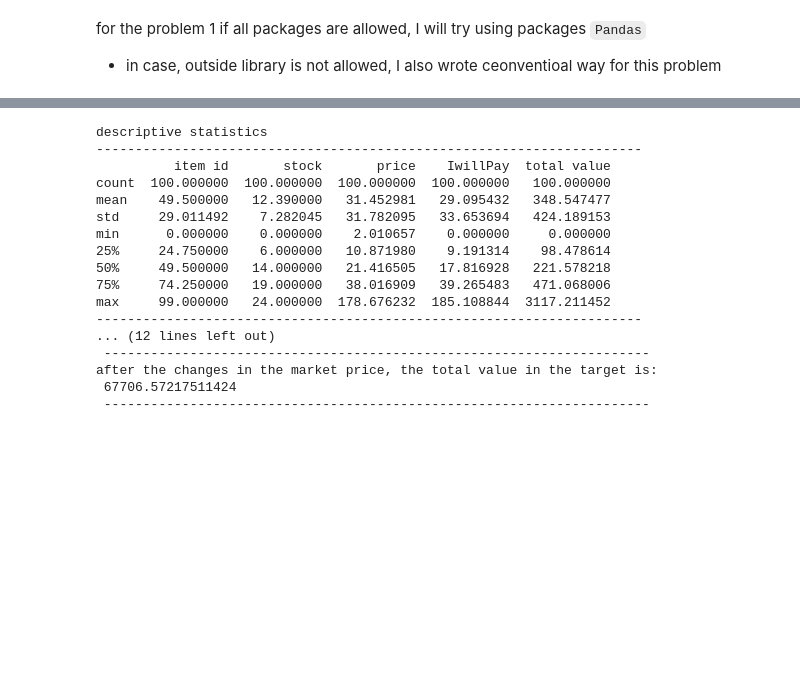
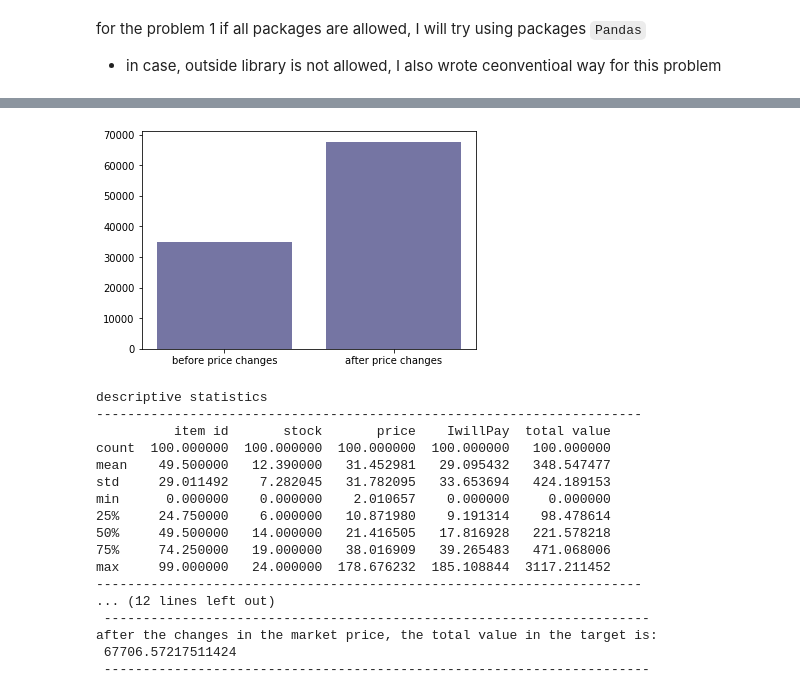
Before and after one commit to JunjieLeiCoe/ECON611_JunjieLei, a Jupyter notebook: hw2/Junjie_HW2.ipynb, the cells around one changed output, grey strips where cells are left out. Drawn from its saved outputs; the diff is of its cells as text; code cells hidden in the pictures; blank space fills up the shorter version.

```diff
--- a/hw2/Junjie_HW2.ipynb
+++ b/hw2/Junjie_HW2.ipynb
@@ -142,3 +156,13 @@ for the problem 1 if all packages are allowed, I will try using packages `Pandas
+# %%
+# this simple plt just show the price before and after the price changes;
+totalValue0 = df['total value'].sum()
+totalValue1 = df1['total value'].sum()
+names = ['before price changes', 'after price changes']
+totalValues = [totalValue0, totalValue1]
+plt.bar(names, totalValues, color=(0.1, 0.1, 0.4, 0.6))
+plt.show()
+# %% [output]
+[figure, added]
 # %%
 with open("./hw_2.json") as f:
     data = json.load(f)
```
Also changed, not shown: parts of 5 cells of this notebook.
